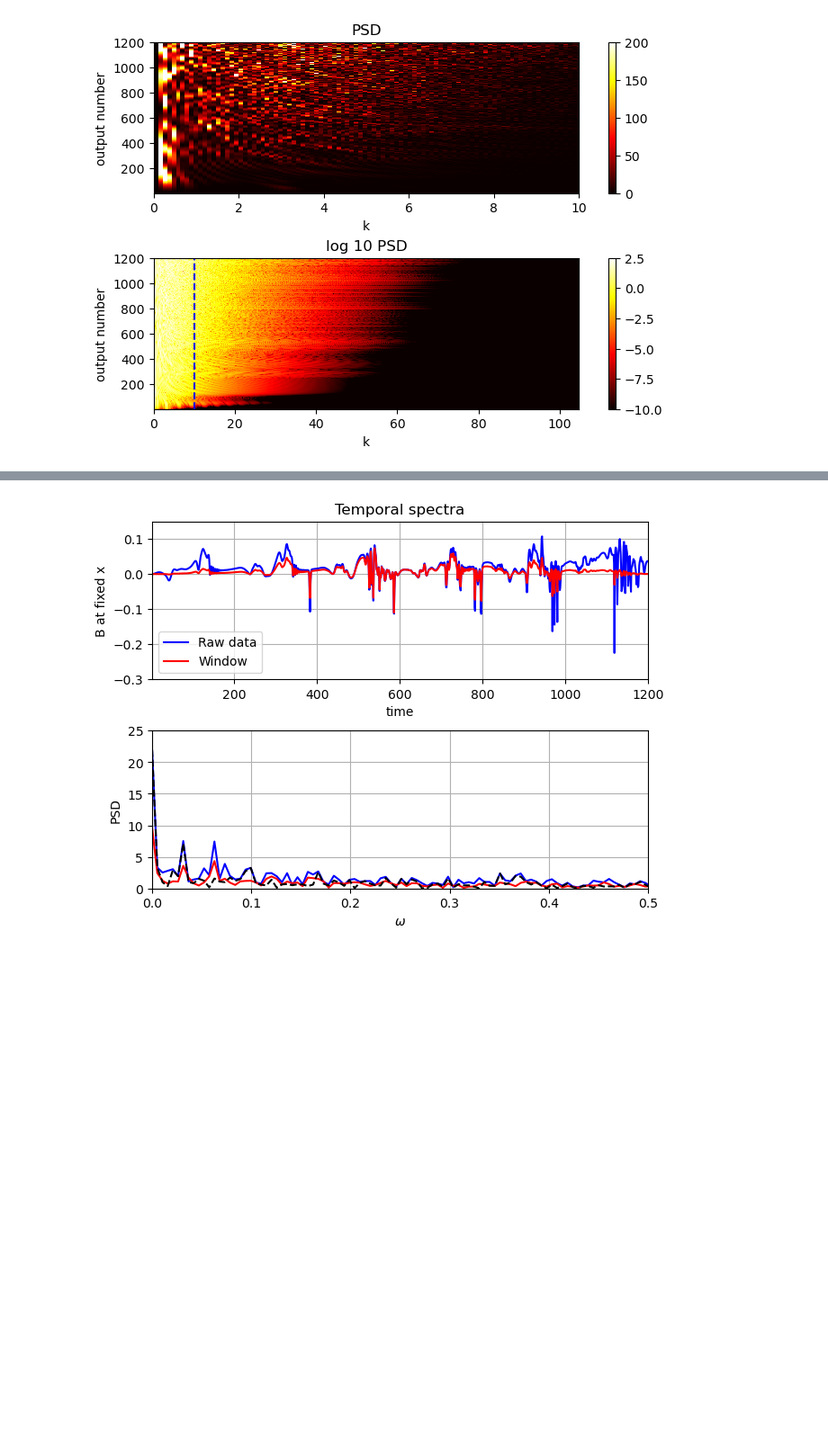
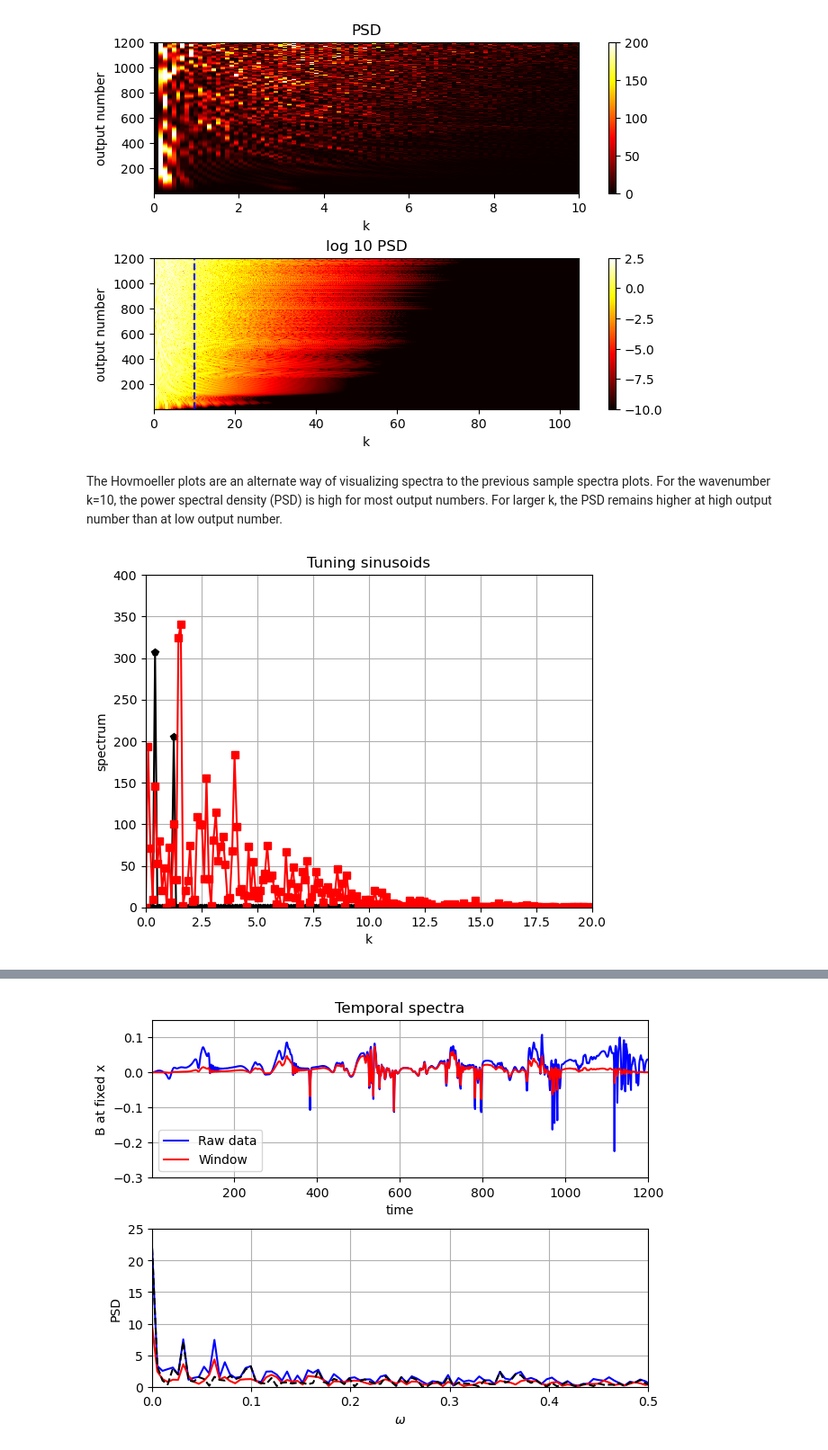
Before and after one commit to hhourston/Data_Module, a Jupyter notebook: codes/FFT-analysis/bbm_tide_specs.ipynb, the cells around one changed output, grey strips where cells are left out. Shown at 90% size. Drawn from its saved outputs; the diff is of its cells as text; code cells hidden in the pictures; blank space fills up the shorter version.

```diff
--- a/codes/FFT-analysis/bbm_tide_specs.ipynb
+++ b/codes/FFT-analysis/bbm_tide_specs.ipynb
@@ -102,6 +106,28 @@ plt.plot([10, 10], [1, 1200], 'b--')
 # %% [output]
 [<matplotlib.lines.Line2D at 0x...>]
 [figure]
+# %% [markdown]
+The Hovmoeller plots are an alternate way of visualizing spectra to the previous sample spectra plots. For the wavenumber k=10, the power spectral density (PSD) is high for most output numbers. For larger k, the PSD remains higher at high output number than at low output number.
+# %%
+# -----------------------
+# Comparison with sinusoids
+# -----------------------
+plt.figure(8)
+plt.clf()
+
+myf = 0.3 * np.sin(2 * np.pi * x / 15) + 0.2 * np.cos(2 * np.pi * x / 5)
+sampspec = np.abs(np.fft.fft(myf))
+
+plt.plot(myks, sampspec[:numks + 1], 'kp-',
+         myks, myspecs[:numks + 1, 1199], 'rs-')
+plt.grid(True)
+plt.xlabel("k")
+plt.ylabel("spectrum")
+plt.axis([0, 20, 0, 400])
+plt.title('Tuning sinusoids')
+plt.show()
+# %% [output]
+[figure, added]
 # %%
 # -----------------------
 # Comparison with sinusoids
```
Also changed, not shown: parts of 7 cells of this notebook.
